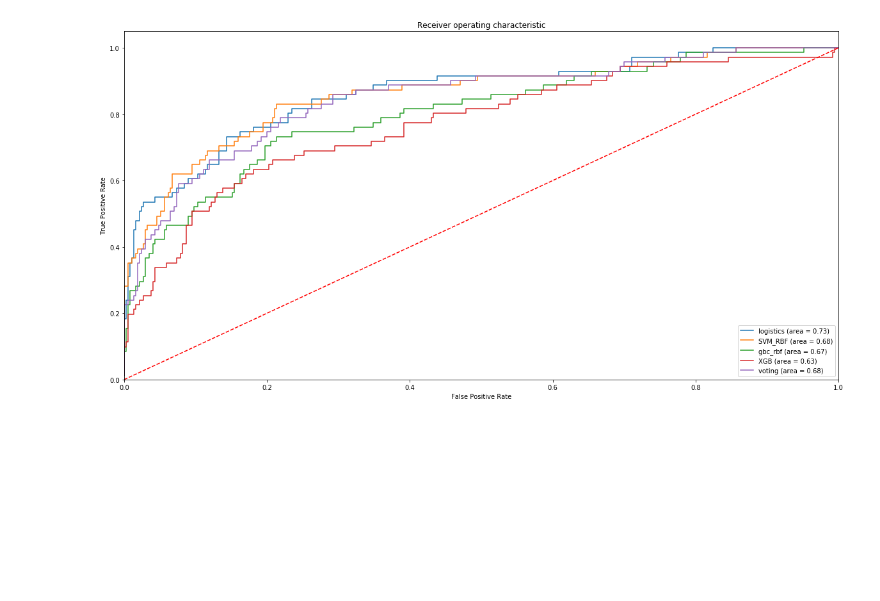
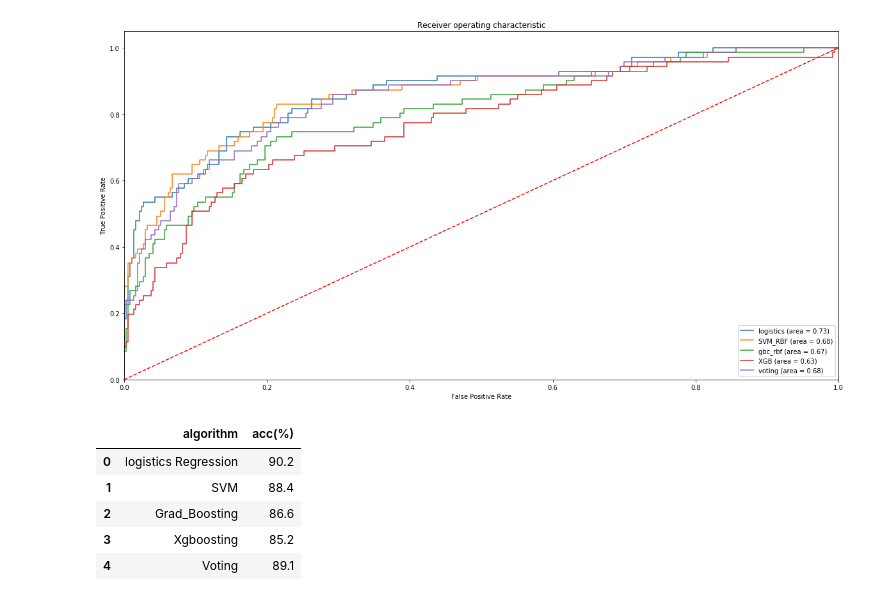
Before and after one commit to tonnykwon/naver-project, a Jupyter notebook: total_analysis.ipynb, the cells around one changed output. Drawn from its saved outputs; the diff is of its cells as text; code cells hidden in the pictures; blank space fills up the shorter version.

```diff
--- a/total_analysis.ipynb
+++ b/total_analysis.ipynb
@@ -531,3 +583,14 @@ plt.legend(loc="lower right")
 plt.show()
 # %% [output]
 [figure]
+# %%
+data = {'algorithm':['logistics Regression', 'SVM', 'Grad_Boosting', 'Xgboosting', 'Voting'], 'acc(%)':[90.2, 88.4, 86.6, 85.2, 89.1]}
+acc_df = pd.DataFrame(data)
+acc_df
+# %% [output]
+|  | algorithm | acc(%) |
+| 0 | logistics Regression | 90.2 |
+| 1 | SVM | 88.4 |
+| 2 | Grad_Boosting | 86.6 |
+| 3 | Xgboosting | 85.2 |
+| 4 | Voting | 89.1 |
```
Also changed, not shown: parts of 8 cells of this notebook.
